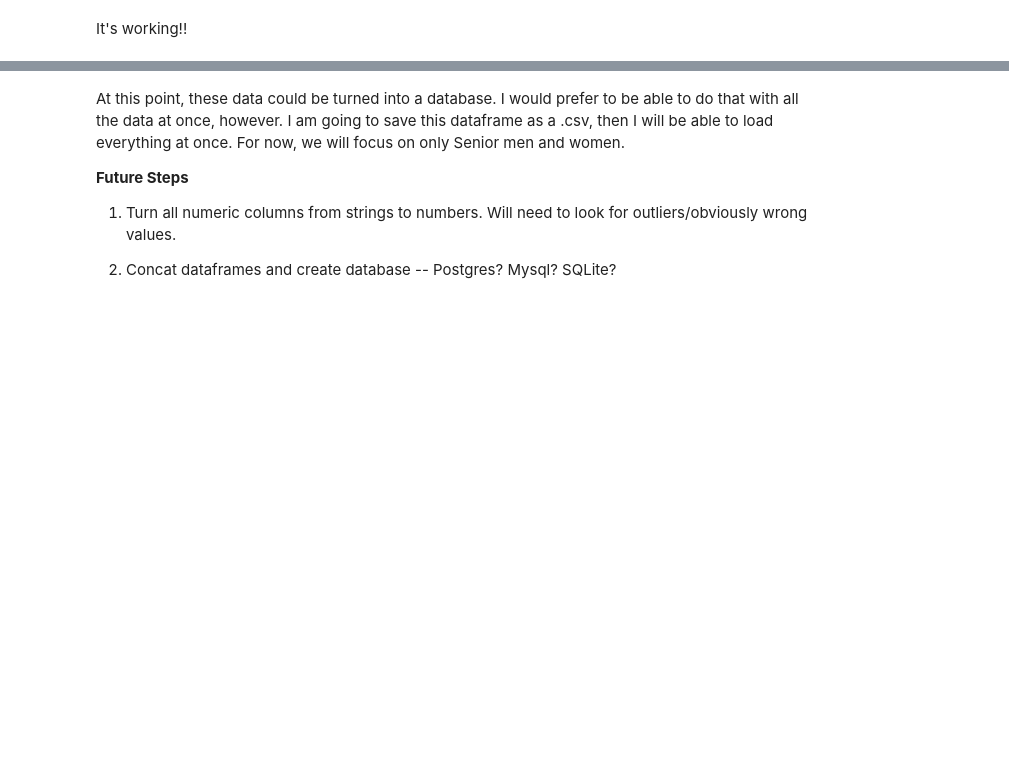
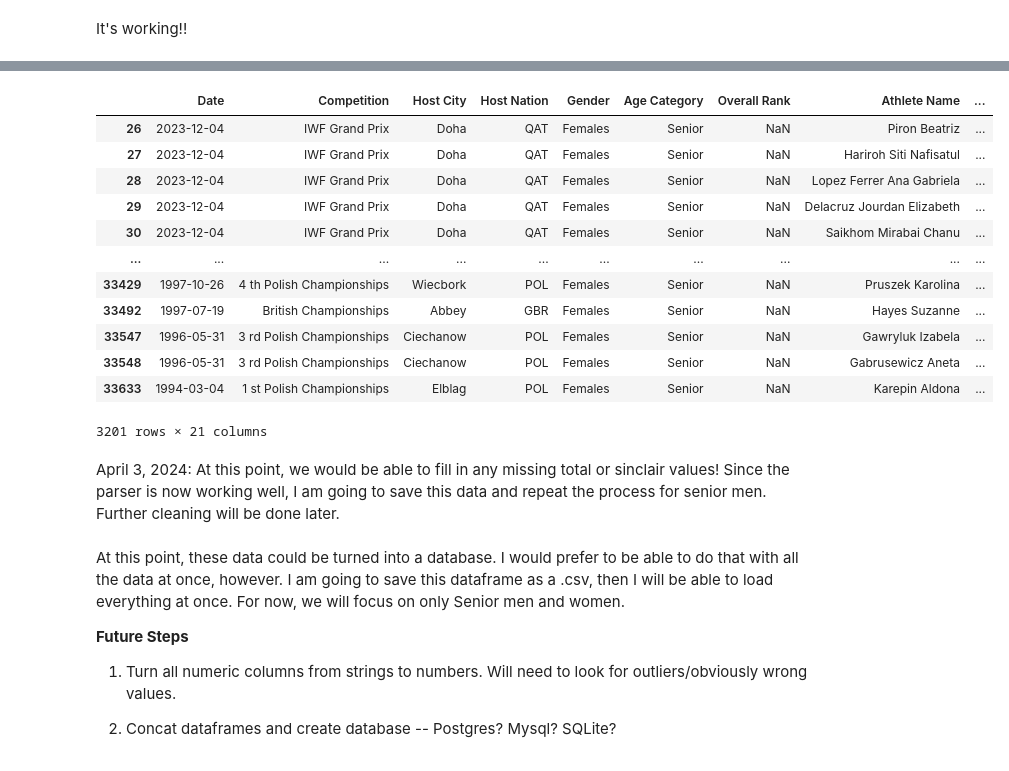
Before and after one commit to aaronjkeeney/Rxpose, a Jupyter notebook: Python_Version Rxpose.ipynb, the cells around one changed output, grey strips where cells are left out. Saved outputs shown, nothing was run; the diff lists cells and outputs as text; code cells hidden in the pictures; blank space fills up the shorter version.

```diff
--- a/Python_Version Rxpose.ipynb
+++ b/Python_Version Rxpose.ipynb
@@ -380,0 +418,5 @@ Name: count, Length: 198, dtype: int64
+# %%
+# This should remove all instances of the extra html chimeras
+
+senior_women_data = senior_women_data[senior_women_data['Overall Rank'] != senior_women_data['Athlete Name']]
+senior_women_data.shape
@@ -380,0 +425,7 @@ Name: count, Length: 198, dtype: int64
+# %%
+columns_to_convert = ['Overall Rank', 'Bodyweight (kg)', 'Snatch 1', 'Snatch 2', 'Snatch 3', 'Snatch Rank',
+                      'C&J 1', 'C&J 2', 'C&J 3', 'C&J Rank', 'Total (kg)', 'Sinclair']
+
+senior_women_data_numeric = senior_women_data
+
+senior_women_data_numeric[columns_to_convert] = senior_women_data[columns_to_convert].apply(pd.to_numeric, errors='coerce')
@@ -381,3 +452,21 @@ Name: count, Length: 198, dtype: int64
+# %%
+senior_women_data_numeric[senior_women_data_numeric['Sinclair'] == 0]
+# %% [output]
+|  | Date | Competition | Host City | Host Nation | Gender | Age Category | Overall Rank | Athlete Name | ... |
+| 26 | 2023-12-04 | IWF Grand Prix | Doha | QAT | Females | Senior | NaN | Piron Beatriz | ... |
+| 27 | 2023-12-04 | IWF Grand Prix | Doha | QAT | Females | Senior | NaN | Hariroh Siti Nafisatul | ... |
+| 28 | 2023-12-04 | IWF Grand Prix | Doha | QAT | Females | Senior | NaN | Lopez Ferrer Ana Gabriela | ... |
+| 29 | 2023-12-04 | IWF Grand Prix | Doha | QAT | Females | Senior | NaN | Delacruz Jourdan Elizabeth | ... |
+| 30 | 2023-12-04 | IWF Grand Prix | Doha | QAT | Females | Senior | NaN | Saikhom Mirabai Chanu | ... |
+| ... | ... | ... | ... | ... | ... | ... | ... | ... | ... |
+| 33429 | 1997-10-26 | 4 th Polish Championships | Wiecbork | POL | Females | Senior | NaN | Pruszek Karolina | ... |
+| 33492 | 1997-07-19 | British Championships | Abbey | GBR | Females | Senior | NaN | Hayes Suzanne | ... |
+| 33547 | 1996-05-31 | 3 rd Polish Championships | Ciechanow | POL | Females | Senior | NaN | Gawryluk Izabela | ... |
+| 33548 | 1996-05-31 | 3 rd Polish Championships | Ciechanow | POL | Females | Senior | NaN | Gabrusewicz Aneta | ... |
+| 33633 | 1994-03-04 | 1 st Polish Championships | Elblag | POL | Females | Senior | NaN | Karepin Aldona | ... |
+3201 rows × 21 columns
+# %% [markdown]
+April 3, 2024: At this point, we would be able to fill in any missing total or sinclair values! Since the parser is now working well, I am going to save this data and repeat the process for senior men. Further cleaning will be done later.
 # %% [markdown]
 At this point, these data could be turned into a database. I would prefer to be able to do that with all the data at once, however. I am going to save this dataframe as a .csv, then I will be able to load everything at once. For now, we will focus on only Senior men and women.
 
```
Also changed, not shown: parts of 42 cells of this notebook, 2 other files.
